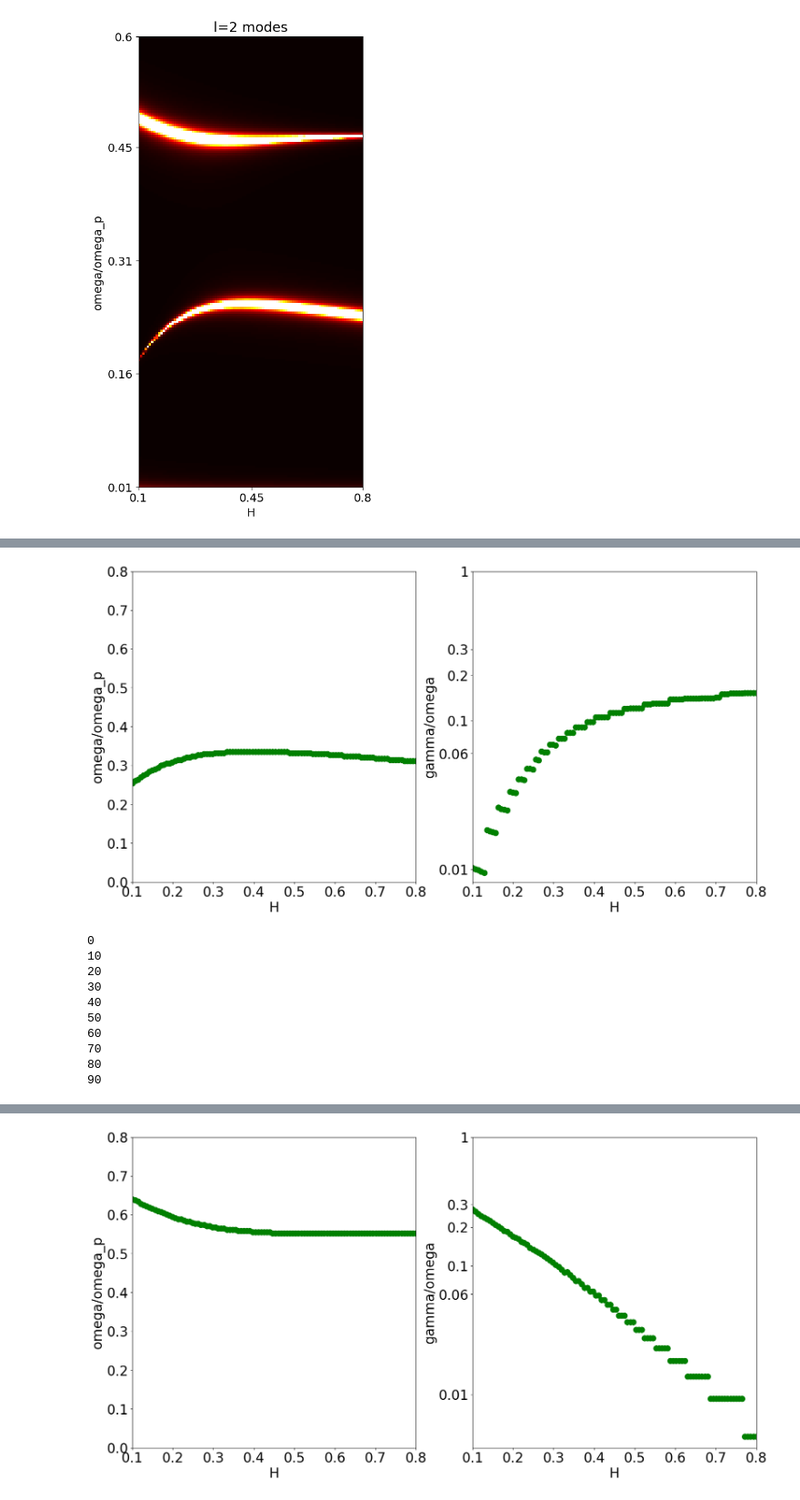
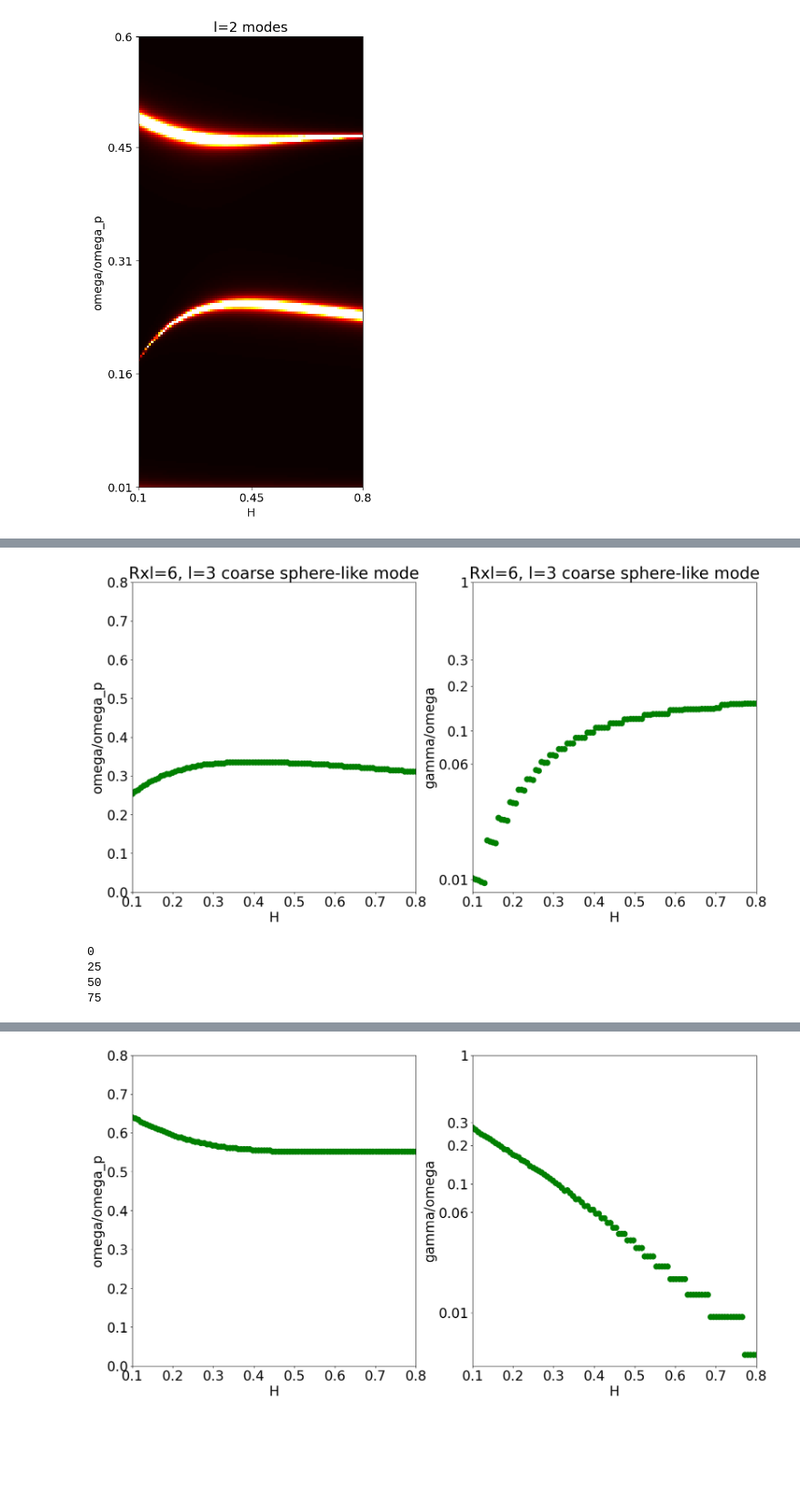
Before and after one commit to AliGhorashiCMT/Coherent-Perfect-Absorption, a Jupyter notebook: spheres/Void Plasmon Higher Angular Momentum.ipynb, the cells around one changed output, grey strips where cells are left out. Shown at 91% size. Saved outputs shown, nothing was run; the diff lists cells and outputs as text; code cells hidden in the pictures; blank space fills up the shorter version.

```diff
--- a/spheres/Void Plasmon Higher Angular Momentum.ipynb
+++ b/spheres/Void Plasmon Higher Angular Momentum.ipynb
@@ -1025,7 +1018,7 @@ optimized_gammas = np.zeros(Hs[x].shape[0])
 optimized_omegas = np.zeros(Hs[x].shape[0])
 optimized_Hs = np.zeros(Hs[x].shape[0])
 for idx in range(0, Hs[x].shape[0]):
-    if (idx % 10) == 0:
+    if (idx % 25) == 0:
         print(idx)
     H = Hs[x[idx]]
     starting_omega = omega_over_omega_ps_real[y[idx]]
@@ -1040,6 +1033,11 @@ for idx in range(0, Hs[x].shape[0]):
 
     max_idx = A.argmin()
     row, col = unravel_index(max_idx, (N1, N2))
+
+    if (idx % 10) == 0:
+        print("Minimum absolute value of A:", A.min().round(3));
+        print("Maximum absolute value of A:", A.max().round(3));
+
     optimized_Hs[idx] = H
     optimized_omegas[idx] = omega_over_omega_ps_real_zoom[row]
     optimized_gammas[idx] = omega_over_omega_ps_imag_zoom[col]
@@ -1311,0 +1411,17 @@ ax.set_title(f"l=2 modes");
+# %%
+color = "green"
+plt.rcParams.update({'font.size': 24})
+fig, (ax1, ax2) = plt.subplots(1, 2, figsize=(20, 10))
+ax1.scatter(Hs[x], omega_over_omega_ps_real[y], color=color, s=100);
+ax1.set_xlabel("H")
+ax1.set_ylabel("omega/omega_p");
+ax1.set_xlim(0.1, 0.8);
+ax1.set_ylim(0, 0.8);
+ax1.set_title("Rxl=6, l=2 coarse void-like mode")
+
+ax2.scatter(Hs[x], log(gammas[x, y]/omega_over_omega_ps_real[y]), color=color, s=100);
+ax2.set_xlabel("H")
+ax2.set_yticks([log(0.01), log(0.02), log(0.03), log(0.06), log(0.1), log(0.2), log(0.3), log(0.4), log(1)], [0.01, 0.02, 0.03, 0.06, 0.1, 0.2, 0.3, 0.4,  1])
+ax2.set_ylabel("gamma/omega");
+ax2.set_xlim(0.1, 0.8);
+ax2.set_title("Rxl=6, l=2 coarse void-like mode");
@@ -1311,0 +1469,16 @@ ax.set_title(f"l=2 modes");
+# %%
+plt.rcParams.update({'font.size': 24})
+fig, (ax1, ax2) = plt.subplots(2, 1, figsize=(20, 20))
+color = "green"
+ax1.scatter(optimized_Hs, optimized_omegas, s=100, color=color)
+ax2.scatter(optimized_Hs, log(optimized_gammas/optimized_omegas), s=100, color=color)
+ax1.set_xlabel("R")
+ax1.set_ylabel("omega/omega_p");
+ax1.set_xlim(0.1, 0.8);
+ax1.set_ylim(0, 0.8);
+ax2.set_yticks([log(0.01), log(0.02), log(0.06), log(0.1), log(0.2), log(0.3), log(0.4), log(1)], [0.01, 0.02, 0.06, 0.1, 0.2, 0.3, 0.4, 1])
+ax2.set_ylabel("gamma/omega");
+ax2.set_xlabel("H")
+ax2.set_xlim(0.1, 0.8);
+#ax2.set_ylim(log(0.01), log(1));
+ax1.set_title("Rxl=6, l=2 void-like mode (zoomed in)");
@@ -1322,7 +1499,7 @@ gamma_e = 0
 gammas = np.zeros((K, N))
 heatmap_data = np.zeros((K, N))
 for (H_idx, H) in enumerate(Hs):
-    if (H_idx % 10) == 0:
+    if (H_idx % 25) == 0:
         print(H_idx)
     epsilons = gold_drude(omega_over_omega_ps, gamma_e=gamma_e)
     A = np.abs(paper_method_2(epsilons, R, H*l, omega_over_omega_ps))
@@ -1362,20 +1533,23 @@ y = y[filter_idxs]
 # %%
 color = "green"
 plt.rcParams.update({'font.size': 24})
 fig, (ax1, ax2) = plt.subplots(1, 2, figsize=(20, 10))
 ax1.scatter(Hs[x], omega_over_omega_ps_real[y], color=color, s=100);
 ax1.set_xlabel("H")
 ax1.set_ylabel("omega/omega_p");
 ax1.set_xlim(0.1, 0.8);
 ax1.set_ylim(0, 0.8);
 
 ax2.scatter(Hs[x], log(gammas[x, y]/omega_over_omega_ps_real[y]), color=color, s=100);
 ax2.set_xlabel("H")
 ax2.set_yticks([log(0.01), log(0.06), log(0.1), log(0.2), log(0.3), log(1)], [0.01, 0.06, 0.1, 0.2, 0.3, 1])
 ax2.set_ylabel("gamma/omega");
 ax2.set_xlim(0.1, 0.8);
+
+ax1.set_title("Rxl=6, l=3 coarse sphere-like mode");
+ax2.set_title("Rxl=6, l=3 coarse sphere-like mode");
 # %% [output]
-[figure, old version]
+[figure, new version]
 # %%
 K = 100
 N1 = 100
@@ -1385,7 +1559,7 @@ optimized_gammas = np.zeros(Hs[x].shape[0])
 optimized_omegas = np.zeros(Hs[x].shape[0])
 optimized_Hs = np.zeros(Hs[x].shape[0])
 for idx in range(0, Hs[x].shape[0]):
-    if (idx % 10) == 0:
+    if (idx % 25) == 0:
         print(idx)
     H = Hs[x[idx]]
     starting_omega = omega_over_omega_ps_real[y[idx]]
@@ -1405,15 +1579,9 @@ for idx in range(0, Hs[x].shape[0]):
     optimized_gammas[idx] = omega_over_omega_ps_imag_zoom[col]
 # %% [output]
 0
-10
-20
-30
-40
+25
 50
-60
-70
-80
-90
+75
 # %%
 plt.rcParams.update({'font.size': 24})
 fig, (ax1, ax2) = plt.subplots(2, 1, figsize=(20, 20))
```
Also changed, not shown: parts of 52 cells of this notebook.
